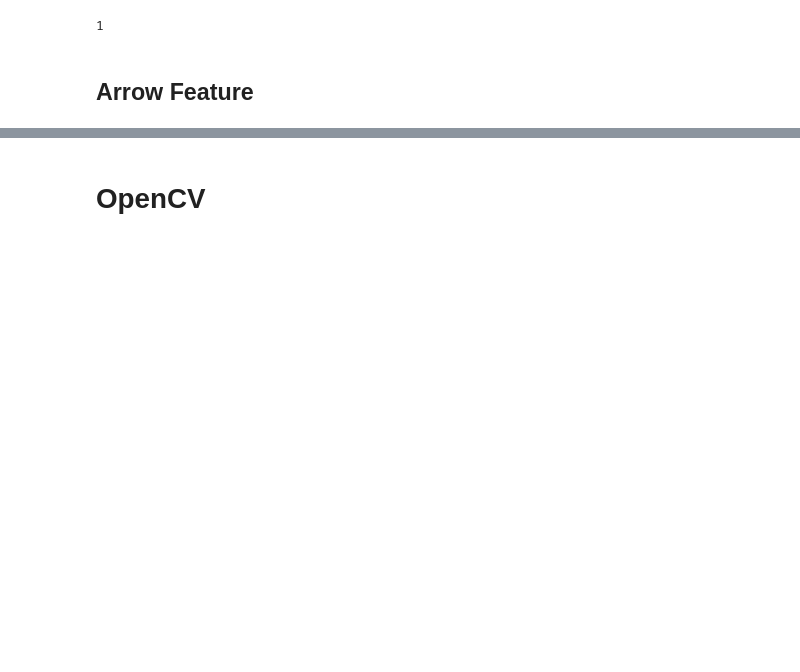
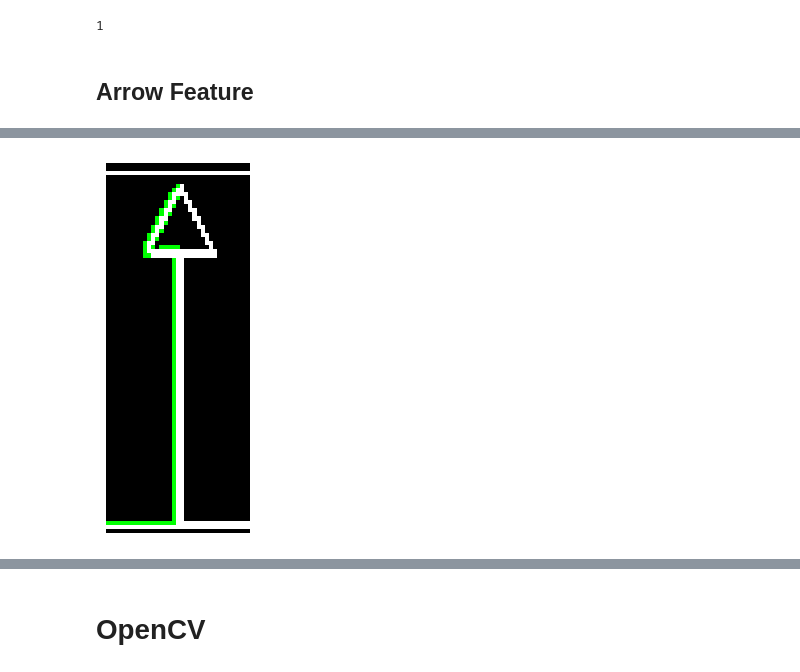
Before and after one commit to DomenicoArmillotta/MSC_thesis-Uml_quality_assessment_with_ML, a Jupyter notebook: provaOPENcv.ipynb, the cells around one changed output, grey strips where cells are left out. Cells and saved outputs as stored; diff of their text form; code cells hidden in the pictures; blank space fills up the shorter version.

Commit message:
added arrow detection

```diff
--- a/provaOPENcv.ipynb
+++ b/provaOPENcv.ipynb
@@ -1194,0 +1207,93 @@ tensor([291.7317,   9.5858, 646.2210,  52.6906]) arrow tensor(0.7619)
+# %%
+image=utils.read_image('/content/drive/My Drive/dataset_label/test/02_uml.png')
+
+# Creazione dell'oggetto UMLClassSegmenter
+acc_threshold = 0.7
+iou_threshold=0.2
+desired_class = 'arrow'
+arrow_extractor = arrow_feature_extractor(image,acc_threshold,iou_threshold,desired_class)
+images = arrow_extractor.get_arrow()
+# %%
+import cv2
+import numpy as np
+import matplotlib.pyplot as plt
+
+from scipy.spatial import distance
+import math
+
+from scipy.spatial import distance
+
+def enhance_lines_between_points(img, far_point_1, far_point_2):
+    # Converti l'immagine in scala di grigi
+    if len(img.shape) > 2:
+        gray_img = cv2.cvtColor(img, cv2.COLOR_RGB2GRAY)
+    else:
+        gray_img = img.copy()
+
+    # Applica una trasformazione di contrasto (es. equalizzazione dell'istogramma)
+    equalized_img = cv2.equalizeHist(gray_img)
+
+    # Trova i bordi delle linee utilizzando l'algoritmo di Canny
+    edges = cv2.Canny(equalized_img, threshold1=30, threshold2=100)
+
+    # Crea un'immagine vuota con lo stesso formato dell'immagine originale
+    highlighted_img = np.copy(img)
+
+    # Imposta il colore delle linee evidenziate in verde (puoi personalizzare il colore)
+    line_color = (0, 255, 0)
+
+    # Evidenzia solo i bordi trovati sulle linee nell'area definita da far_point_1 e far_point_2
+    mask = np.zeros_like(edges)
+    mask[min(far_point_1[0], far_point_2[0]): max(far_point_1[0], far_point_2[0]),
+         min(far_point_1[1], far_point_2[1]): max(far_point_1[1], far_point_2[1])] = 255
+
+    # Converti l'immagine in scala di grigi in un'immagine a colori
+    highlighted_img = cv2.merge([highlighted_img, highlighted_img, highlighted_img])
+
+    # Assegna il colore alle linee nell'area definita da far_point_1 e far_point_2
+    highlighted_img[np.logical_and(edges != 0, mask != 0)] = line_color
+
+    return highlighted_img
+
+# Supponiamo che images sia una lista di immagini
+
+for img in images:
+    # Convert the image to grayscale if it's not already
+    if len(img.shape) > 2:
+        img = cv2.cvtColor(img, cv2.COLOR_BGR2GRAY)
+
+    _, img = cv2.threshold(img, 10, 255, cv2.THRESH_BINARY_INV)
+    labels, stats = cv2.connectedComponentsWithStats(img, 8)[1:3]
+
+    max_arrow_length = 0
+    max_arrow_thickness = 0
+    max_arrow_angle = 0
+    max_arrow_points = None
+
+    for label in np.unique(labels)[1:]:
+        arrow = labels == label
+        indices = np.transpose(np.nonzero(arrow))  # y, x
+
+        dist = distance.cdist(indices, indices, 'euclidean')
+        far_points_index = np.unravel_index(np.argmax(dist), dist.shape)  # y, x
+
+        far_point_1 = indices[far_points_index[0], :]  # y, x
+        far_point_2 = indices[far_points_index[1], :]  # y, x
+
+        # Length
+        arrow_length = distance.cdist(far_point_1.reshape(1, 2), far_point_2.reshape(1, 2), 'euclidean')[0][0]
+
+        if arrow_length > max_arrow_length:
+            max_arrow_length = arrow_length
+            max_arrow_points = (far_point_1, far_point_2)
+
+    print(f"Max Length: {max_arrow_length}\n")
+
+    # Evidenzia le linee nell'area definita da far_point_1 e far_point_2
+    highlighted_img = enhance_lines_between_points(img, max_arrow_points[0], max_arrow_points[1])
+
+    # Visualizza l'immagine risultante
+    plt.imshow(highlighted_img)
+    plt.axis('off')
+    plt.show()
+# %% [output]
@@ -1194,0 +1301 @@ tensor([291.7317,   9.5858, 646.2210,  52.6906]) arrow tensor(0.7619)
+[figure, added]
```
Also changed, not shown: parts of 16 cells of this notebook.
